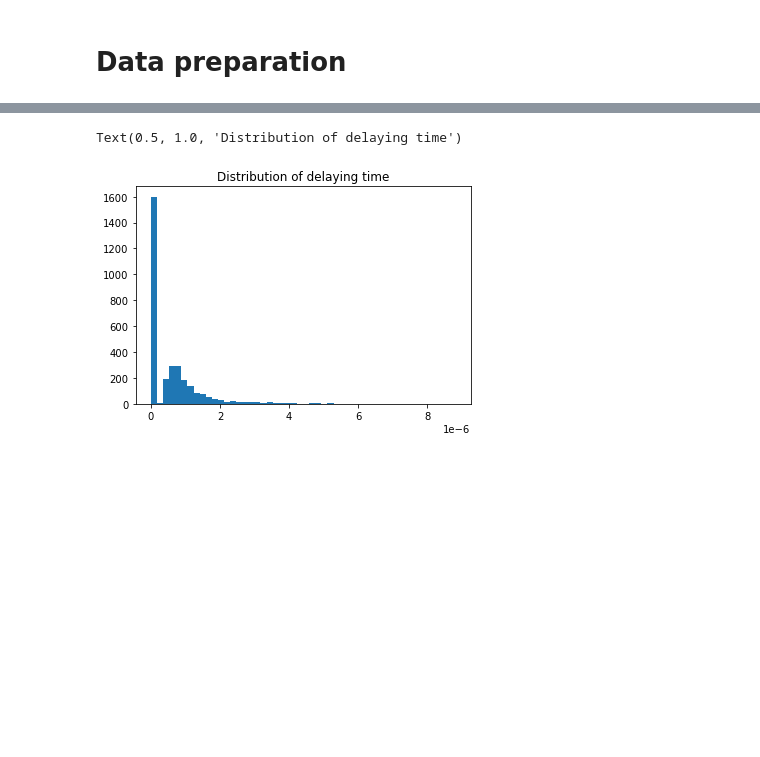
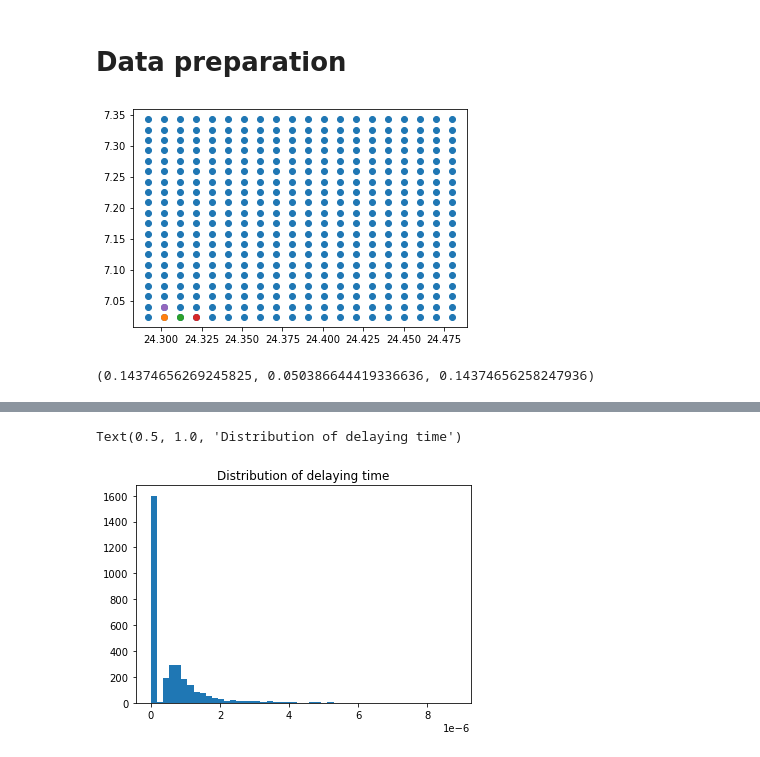
Before and after one commit to ukunliu/WSN_simulation, a Jupyter notebook: Simulation/main.ipynb, the cells around one changed output, grey strips where cells are left out. Cells and saved outputs as stored; diff of their text form; code cells hidden in the pictures; blank space fills up the shorter version.

```diff
--- a/Simulation/main.ipynb
+++ b/Simulation/main.ipynb
@@ -32,0 +36,16 @@ elif location == 'Sahara':
+# %%
+def plot_agent(Y, ind=np.arange(len(Y))):
+    plt.scatter(Y[ind, 0], Y[ind, 1])
+# %%
+plot_agent(Y)
+plot_agent(Y, 1)
+plot_agent(Y, 2)
+plot_agent(Y, 3)
+plot_agent(Y, 21)
+# plot_agent(RX, np.arange(len(RX)))
+# %% [output]
+[figure, added]
+# %%
+geodesic(Y[1, :], Y[2, :]).km, geodesic(Y[1, :], Y[21, :]).km, geodesic(Y[2, :], Y[3, :]).km
+# %% [output]
+(0.14374656269245825, 0.050386644419336636, 0.14374656258247936)
```
Also changed, not shown: parts of 18 cells of this notebook, 2 other files.
